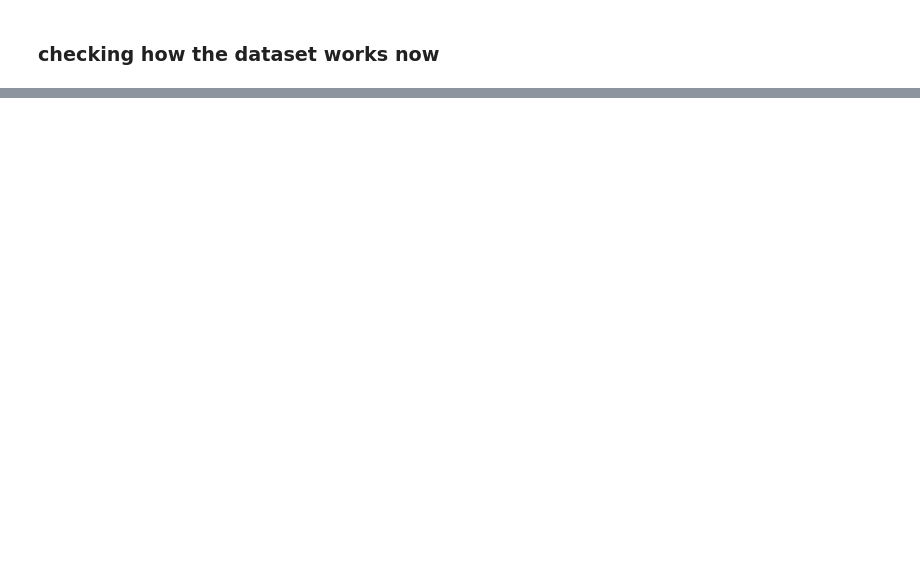
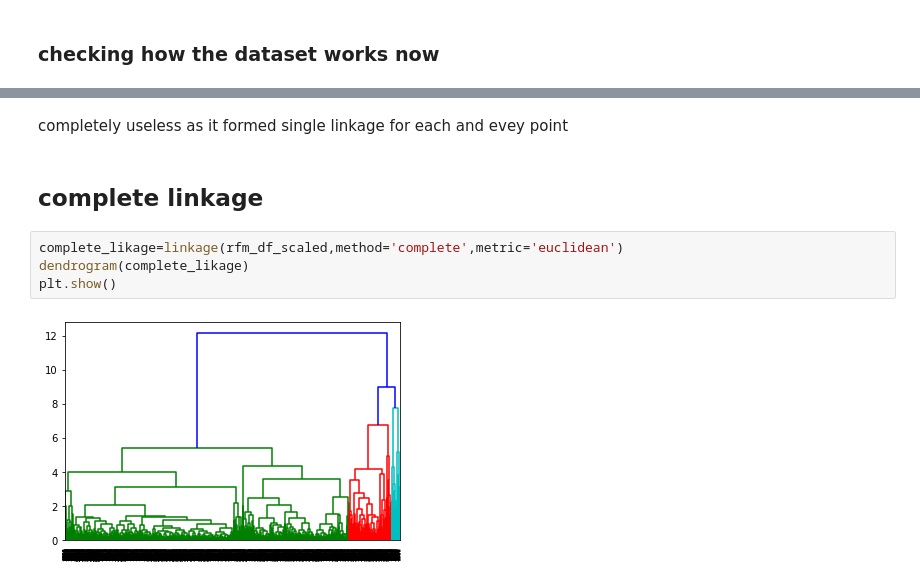
Before and after one commit to venkatesh-eranti/Clustering_Project_online-retail_case-study, a Jupyter notebook: clustering_online_retail_case_study.ipynb, the cells around one changed output, grey strips where cells are left out. Drawn from its saved outputs; the diff is of its cells as text; blank space fills up the shorter version.

```diff
--- a/clustering_online_retail_case_study.ipynb
+++ b/clustering_online_retail_case_study.ipynb
@@ -423,0 +469,10 @@ sns.scatterplot(rfm_df['amount'],rfm_df['frequency'],hue=rfm_df['labels'])
+# %% [markdown]
+completely useless as it formed single linkage for each and evey point
+# %% [markdown]
+## complete linkage
+# %%
+complete_likage=linkage(rfm_df_scaled,method='complete',metric='euclidean')
+dendrogram(complete_likage)
+plt.show()
+# %% [output]
+[figure, added]
```
Also changed, not shown: parts of 31 cells of this notebook.
